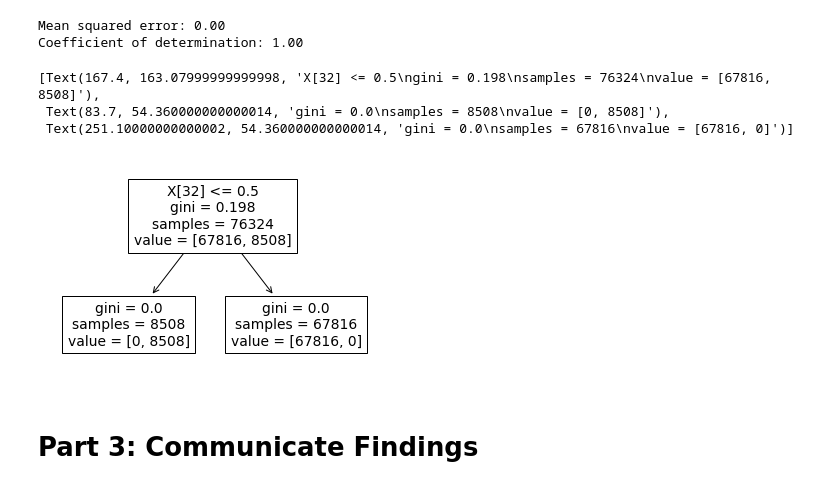
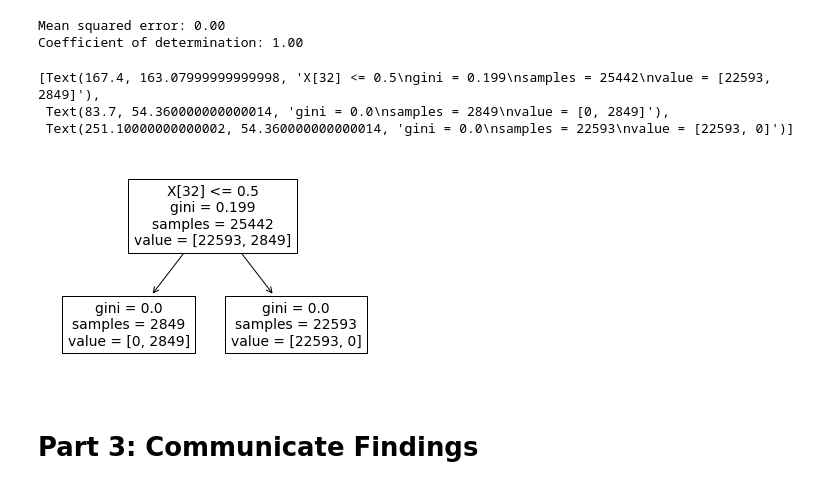
Before and after one commit to cdr6934/AcademicNotes, a Jupyter notebook: HCA_Coding_Challenge.ipynb, the cells around one changed output. Cells and saved outputs as stored; diff of their text form; code cells hidden in the pictures.

```diff
--- a/HCA_Coding_Challenge.ipynb
+++ b/HCA_Coding_Challenge.ipynb
@@ -310,12 +310,12 @@ print('Coefficient of determination: %.2f' % r2_score(y_test, clf_predictions_tr
 Mean squared error: 0.00
 Coefficient of determination: 1.00
 # %%
-tree.plot_tree(clf_tree.fit(X_train,y_train))
+tree.plot_tree(clf_tree.fit(X_test,y_test))
 # %% [output]
-[Text(167.4, 163.07999999999998, 'X[32] <= 0.5\ngini = 0.198\nsamples = 76324\nvalue = [67816, 8508]'),
- Text(83.7, 54.360000000000014, 'gini = 0.0\nsamples = 8508\nvalue = [0, 8508]'),
- Text(251.10000000000002, 54.360000000000014, 'gini = 0.0\nsamples = 67816\nvalue = [67816, 0]')]
+[Text(167.4, 163.07999999999998, 'X[32] <= 0.5\ngini = 0.199\nsamples = 25442\nvalue = [22593, 2849]'),
+ Text(83.7, 54.360000000000014, 'gini = 0.0\nsamples = 2849\nvalue = [0, 2849]'),
+ Text(251.10000000000002, 54.360000000000014, 'gini = 0.0\nsamples = 22593\nvalue = [22593, 0]')]
-[figure, old version]
+[figure, new version]
 # %% [markdown]
 # Part 3: Communicate Findings
 # %% [markdown]
```
Also changed, not shown: parts of 1 cell of this notebook.
